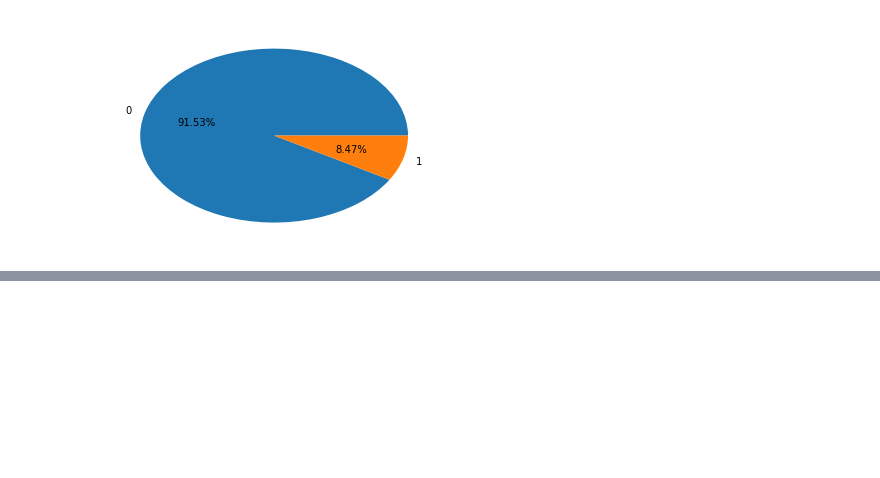
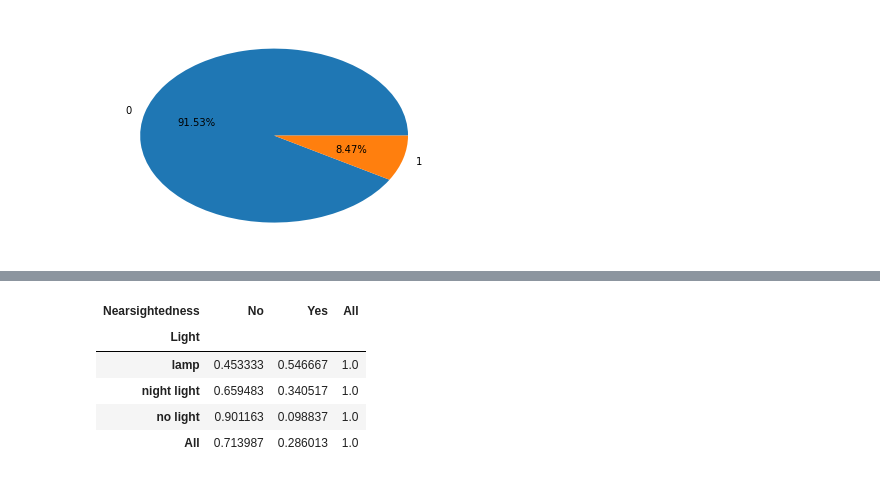
Before and after one commit to uoflCoder/StanfordStats, a Jupyter notebook: Examining Distributions.ipynb, the cells around one changed output, grey strips where cells are left out. Saved outputs shown, nothing was run; the diff lists cells and outputs as text; code cells hidden in the pictures; blank space fills up the shorter version.

```diff
--- a/Examining Distributions.ipynb
+++ b/Examining Distributions.ipynb
@@ -201,0 +217,11 @@ plt.show()
+# %%
+#axis = 0 is columns, axis
+
+pd.crosstab(nightLight.Light, nightLight.Nearsightedness, margins = True).apply(lambda r: (r/r.sum()) * 2, axis =1)
+# %% [output]
+| Nearsightedness | No | Yes | All |
+| Light |  |  |  |
+| lamp | 0.453333 | 0.546667 | 1.0 |
+| night light | 0.659483 | 0.340517 | 1.0 |
+| no light | 0.901163 | 0.098837 | 1.0 |
+| All | 0.713987 | 0.286013 | 1.0 |
```
Also changed, not shown: parts of 3 cells of this notebook, 1 other file.
